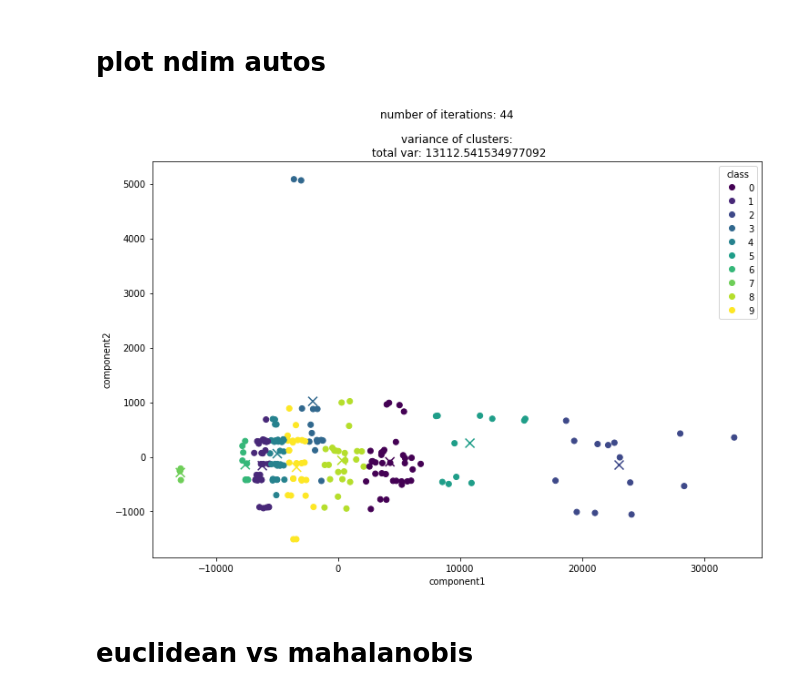
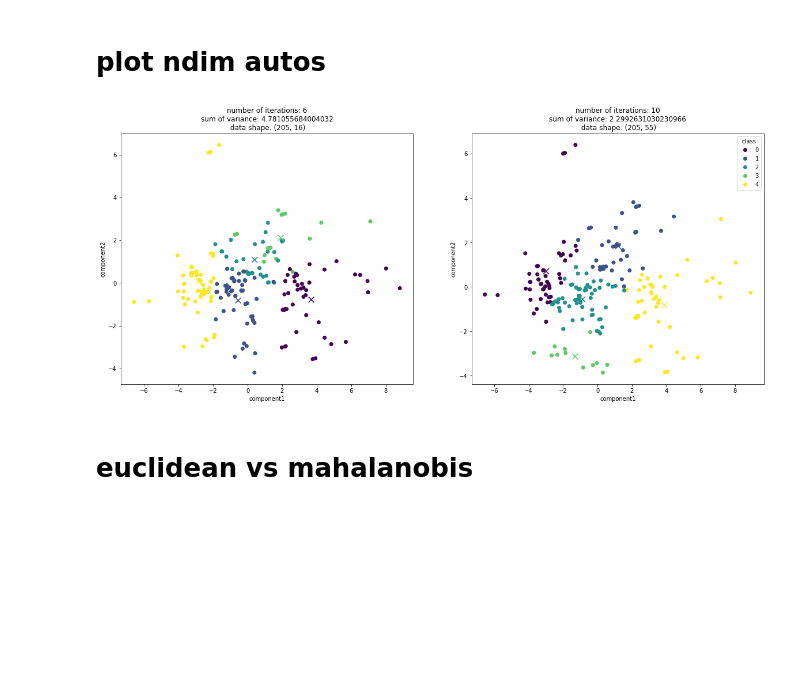
Before and after one commit to MeWoash/Data-analysis, a Jupyter notebook: lab8/lab8.ipynb, the cells around one changed output. Cells and saved outputs as stored; diff of their text form; code cells hidden in the pictures; blank space fills up the shorter version.

Commit message:
comparison of num and cat data

```diff
--- a/lab8/lab8.ipynb
+++ b/lab8/lab8.ipynb
@@ -178,39 +179,48 @@ cat_cols.remove('make')
 enc = OneHotEncoder(handle_unknown='ignore')
 enc.fit(df[cat_cols])
 
+
 X_cat=enc.transform(df[cat_cols]).toarray()
 X_num=df[num_cols].to_numpy()
 
+scale=StandardScaler().fit(X_num)
+X_num=scale.transform(X_num)
+
 X=np.hstack([X_num,X_cat])
+
+X=[X_num, X]
 # %% [markdown]
 # autos ndim
-# %%
-km=KMeans(k_clusters=10)
-km.fit(X)
-clasters=km.predict(n_init=100)
-
-pca=PCA(n_components=2)
-pca.fit(X)
-
-X_r=pca.transform(X)
-centers=pca.transform(np.nan_to_num(km.C,0))
+# %%
+km_autos= [KMeans(k_clusters=5,n_init=100) for i in range(2)]
+pca=[PCA(n_components=2) for i in range(2)]
+
+for i in range(2):
+    km_autos[i].fit(X[i])
+    km_autos[i].predict()
+    pca[i].fit(X[i])
+
+X_r=[pca[i].transform(X[i]) for i in range(2)]
+centers=[pca[i].transform(np.nan_to_num(km_autos[i].C, 0)) for i in range(2)]
 # %% [markdown]
 # plot ndim autos
 # %%
-fig,ax=plt.subplots(1,1,figsize=(12,8))
-ax.set_title(f'variance of clusters:\n total var: {vars.sum()}')
-ax.set_xlabel('component1')
-ax.set_ylabel('component2')
+fig,ax=plt.subplots(1,2,figsize=(20,8))
 
-fig.suptitle(f'number of iterations: {km.n_iter}')
+for i in range(2):
 
-scat=ax.scatter(X_r[:,0],X_r[:,1],c=clasters)
-plt.legend(handles=scat.legend_elements()[0], labels=list(range(km.k_clusters)), title="class")
-ax.scatter(centers[:,0],centers[:,1],c=list(range(km.k_clusters)),marker='x',s=100)
+    ax[i].set_title(f'number of iterations: {km_autos[i].n_iter}\nsum of variance: {km_autos[i].vars.sum()}\n data shape: {km_autos[i].X.shape}')
+    ax[i].set_xlabel('component1')
+    ax[i].set_ylabel('component2')
+
+    scat=ax[i].scatter(X_r[i][:,0],X_r[i][:,1],c=km_autos[i].P)
+
+    plt.legend(handles=scat.legend_elements()[0], labels=list(range(km_autos[i].k_clusters)), title="class")
+    ax[i].scatter(centers[i][:,0],centers[i][:,1],c=list(range(km_autos[i].k_clusters)), marker='x',s=100)
 
 plt.show()
 # %% [output]
-[figure, old version]
+[figure, new version]
 # %%
 df['claster']=clasters
 # %% [markdown]
```
Also changed, not shown: parts of 7 cells of this notebook.
